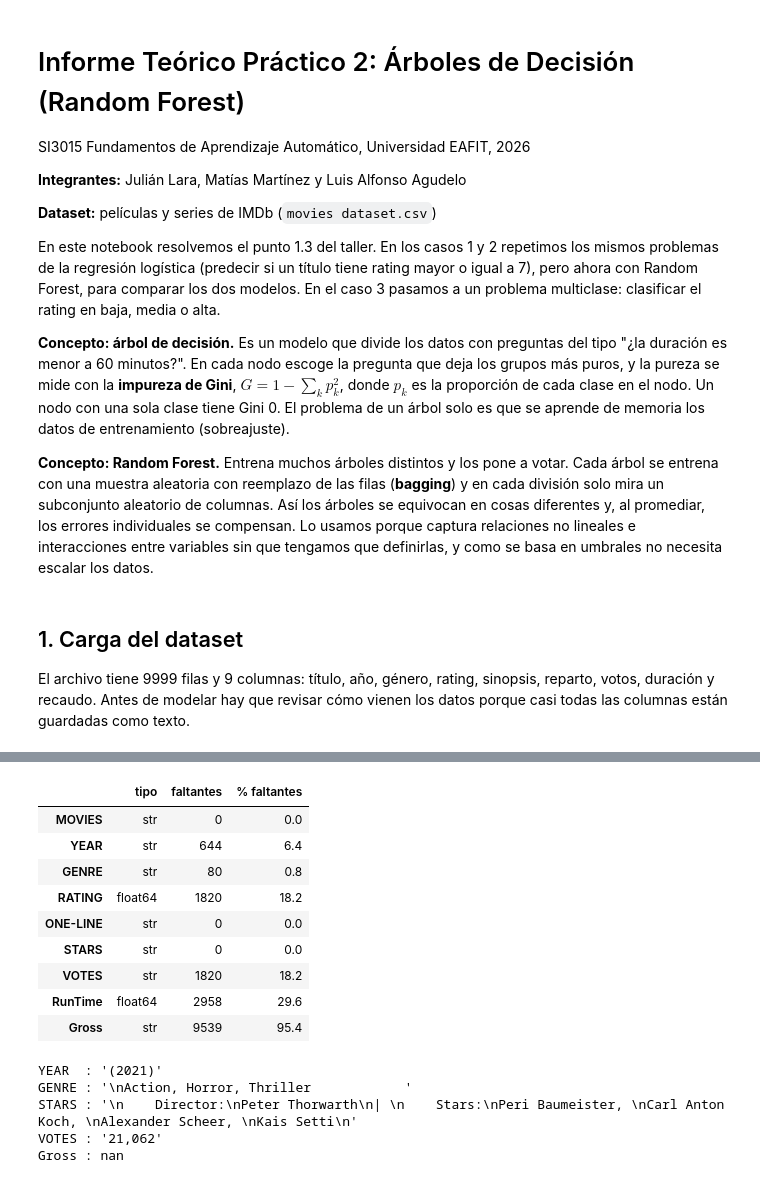
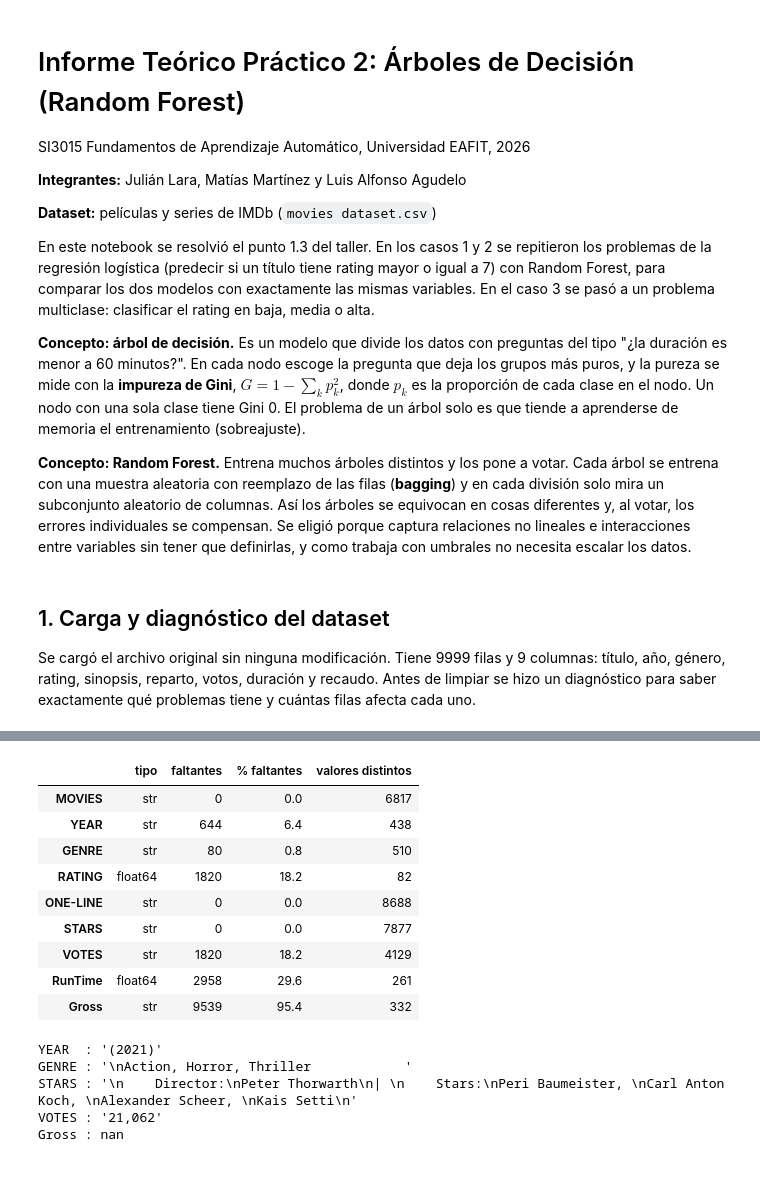
Before and after one commit to matias-martinez-moreno/entregable-2, a Jupyter notebook: peliculas/randomForest.ipynb, the cells around one changed output, grey strips where cells are left out. Saved outputs shown, nothing was run; the diff lists cells and outputs as text; code cells hidden in the pictures.

```diff
--- a/peliculas/randomForest.ipynb
+++ b/peliculas/randomForest.ipynb
@@ -8,33 +8,39 @@ SI3015 Fundamentos de Aprendizaje Automático, Universidad EAFIT, 2026
 **Dataset:** películas y series de IMDb (`movies dataset.csv`)
 
 
-En este notebook resolvemos el punto 1.3 del taller. En los casos 1 y 2 repetimos los mismos problemas de la regresión logística (predecir si un título tiene rating mayor o igual a 7), pero ahora con Random Forest, para comparar los dos modelos. En el caso 3 pasamos a un problema multiclase: clasificar el rating en baja, media o alta.
+En este notebook se resolvió el punto 1.3 del taller. En los casos 1 y 2 se repitieron los problemas de la regresión logística (predecir si un título tiene rating mayor o igual a 7) con Random Forest, para comparar los dos modelos con exactamente las mismas variables. En el caso 3 se pasó a un problema multiclase: clasificar el rating en baja, media o alta.
 
-**Concepto: árbol de decisión.** Es un modelo que divide los datos con preguntas del tipo "¿la duración es menor a 60 minutos?". En cada nodo escoge la pregunta que deja los grupos más puros, y la pureza se mide con la **impureza de Gini**, $G = 1 - \sum_k p_k^2$, donde $p_k$ es la proporción de cada clase en el nodo. Un nodo con una sola clase tiene Gini 0. El problema de un árbol solo es que se aprende de memoria los datos de entrenamiento (sobreajuste).
+**Concepto: árbol de decisión.** Es un modelo que divide los datos con preguntas del tipo "¿la duración es menor a 60 minutos?". En cada nodo escoge la pregunta que deja los grupos más puros, y la pureza se mide con la **impureza de Gini**, $G = 1 - \sum_k p_k^2$, donde $p_k$ es la proporción de cada clase en el nodo. Un nodo con una sola clase tiene Gini 0. El problema de un árbol solo es que tiende a aprenderse de memoria el entrenamiento (sobreajuste).
 
-**Concepto: Random Forest.** Entrena muchos árboles distintos y los pone a votar. Cada árbol se entrena con una muestra aleatoria con reemplazo de las filas (**bagging**) y en cada división solo mira un subconjunto aleatorio de columnas. Así los árboles se equivocan en cosas diferentes y, al promediar, los errores individuales se compensan. Lo usamos porque captura relaciones no lineales e interacciones entre variables sin que tengamos que definirlas, y como se basa en umbrales no necesita escalar los datos.
+**Concepto: Random Forest.** Entrena muchos árboles distintos y los pone a votar. Cada árbol se entrena con una muestra aleatoria con reemplazo de las filas (**bagging**) y en cada división solo mira un subconjunto aleatorio de columnas. Así los árboles se equivocan en cosas diferentes y, al votar, los errores individuales se compensan. Se eligió porque captura relaciones no lineales e interacciones entre variables sin tener que definirlas, y como trabaja con umbrales no necesita escalar los datos.
 # %% [markdown]
-## 1. Carga del dataset
+## 1. Carga y diagnóstico del dataset
 
-El archivo tiene 9999 filas y 9 columnas: título, año, género, rating, sinopsis, reparto, votos, duración y recaudo. Antes de modelar hay que revisar cómo vienen los datos porque casi todas las columnas están guardadas como texto.
+Se cargó el archivo original sin ninguna modificación. Tiene 9999 filas y 9 columnas: título, año, género, rating, sinopsis, reparto, votos, duración y recaudo. Antes de limpiar se hizo un diagnóstico para saber exactamente qué problemas tiene y cuántas filas afecta cada uno.
 # %%
-# Librerias que usamos en todo el notebook
+# Librerias generales
+import re
 import numpy as np
 import pandas as pd
 import matplotlib.pyplot as plt
 import seaborn as sns
 
+# Division de datos, validacion cruzada y texto
 from sklearn.model_selection import GroupShuffleSplit, GroupKFold, cross_val_score
+from sklearn.feature_extraction.text import TfidfVectorizer
+from sklearn.linear_model import Ridge
+
+from itertools import combinations
 from sklearn.ensemble import RandomForestClassifier
 from sklearn.linear_model import LogisticRegression
 from sklearn.preprocessing import StandardScaler
 from sklearn.pipeline import make_pipeline
-from sklearn.metrics import (accuracy_score, precision_score, recall_score, f1_score,
-                             confusion_matrix, ConfusionMatrixDisplay, classification_report,
-                             roc_curve, roc_auc_score)
+from sklearn.model_selection import GridSearchCV
+from sklearn.metrics import (accuracy_score, precision_score, recall_score, f1_score, roc_auc_score,
+                             roc_curve, confusion_matrix, ConfusionMatrixDisplay, classification_report)
 
 sns.set_theme(style="whitegrid")
-pd.set_option("display.max_columns", 60)
+pd.set_option("display.max_columns", 80)
 SEMILLA = 42  # semilla fija para que los resultados se puedan repetir
 # %%
 # El csv esta en la raiz del repositorio, un nivel arriba de esta carpeta
@@ -50,24 +56,24 @@ Filas y columnas: (9999, 9)
 | 3 | Rick and Morty | (2013– ) | \nAnimation, Adventure, Comedy | 9.2 | \nAn animated series that follows... | \n \n Stars:\nJustin Roiland, \n... | 414,849 | 23.0 | NaN |
 | 4 | Army of Thieves | (2021) | \nAction, Crime, Horror | NaN | \nA prequel, set before the event... | \n Director:\nMatthias Schweighöf... | NaN | NaN | NaN |
 # %%
-# Tipo de dato y cantidad de faltantes de cada columna tal como viene el archivo
-resumen = pd.DataFrame({
+# Tipo de dato y faltantes de cada columna tal como viene el archivo
+pd.DataFrame({
     "tipo": df_raw.dtypes.astype(str),
     "faltantes": df_raw.isna().sum(),
     "% faltantes": (df_raw.isna().mean() * 100).round(1),
+    "valores distintos": df_raw.nunique(),
 })
-resumen
 # %% [output]
-|  | tipo | faltantes | % faltantes |
-| MOVIES | str | 0 | 0.0 |
-| YEAR | str | 644 | 6.4 |
-| GENRE | str | 80 | 0.8 |
-| RATING | float64 | 1820 | 18.2 |
-| ONE-LINE | str | 0 | 0.0 |
-| STARS | str | 0 | 0.0 |
-| VOTES | str | 1820 | 18.2 |
-| RunTime | float64 | 2958 | 29.6 |
-| Gross | str | 9539 | 95.4 |
+|  | tipo | faltantes | % faltantes | valores distintos |
+| MOVIES | str | 0 | 0.0 | 6817 |
+| YEAR | str | 644 | 6.4 | 438 |
+| GENRE | str | 80 | 0.8 | 510 |
+| RATING | float64 | 1820 | 18.2 | 82 |
+| ONE-LINE | str | 0 | 0.0 | 8688 |
+| STARS | str | 0 | 0.0 | 7877 |
+| VOTES | str | 1820 | 18.2 | 4129 |
+| RunTime | float64 | 2958 | 29.6 | 261 |
+| Gross | str | 9539 | 95.4 | 332 |
 # %%
 # Asi se ve una fila por dentro: saltos de linea, espacios de relleno y varios datos en un mismo campo
 for col in ["YEAR", "GENRE", "STARS", "VOTES", "Gross"]:
```
Also changed, not shown: parts of 125 cells of this notebook, 2 other files.
